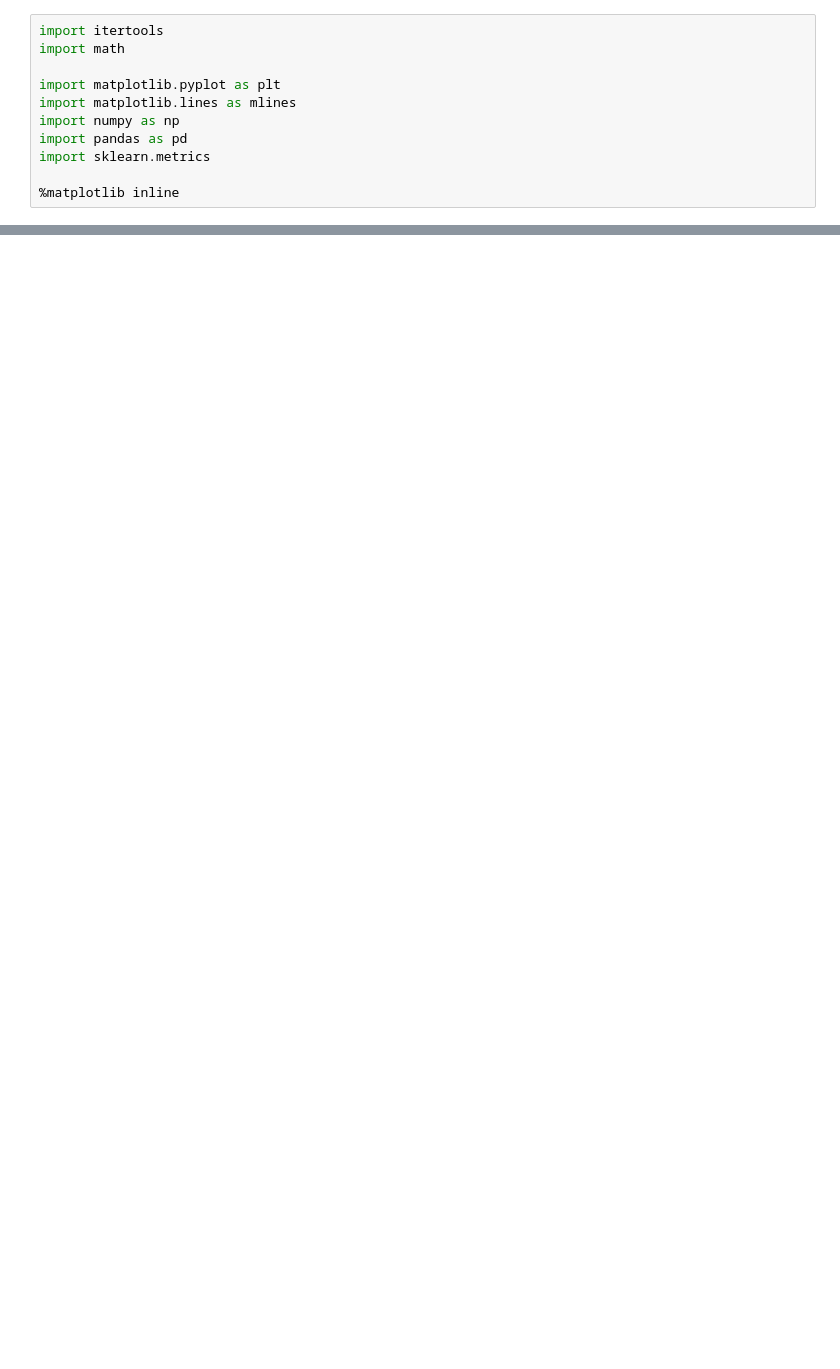
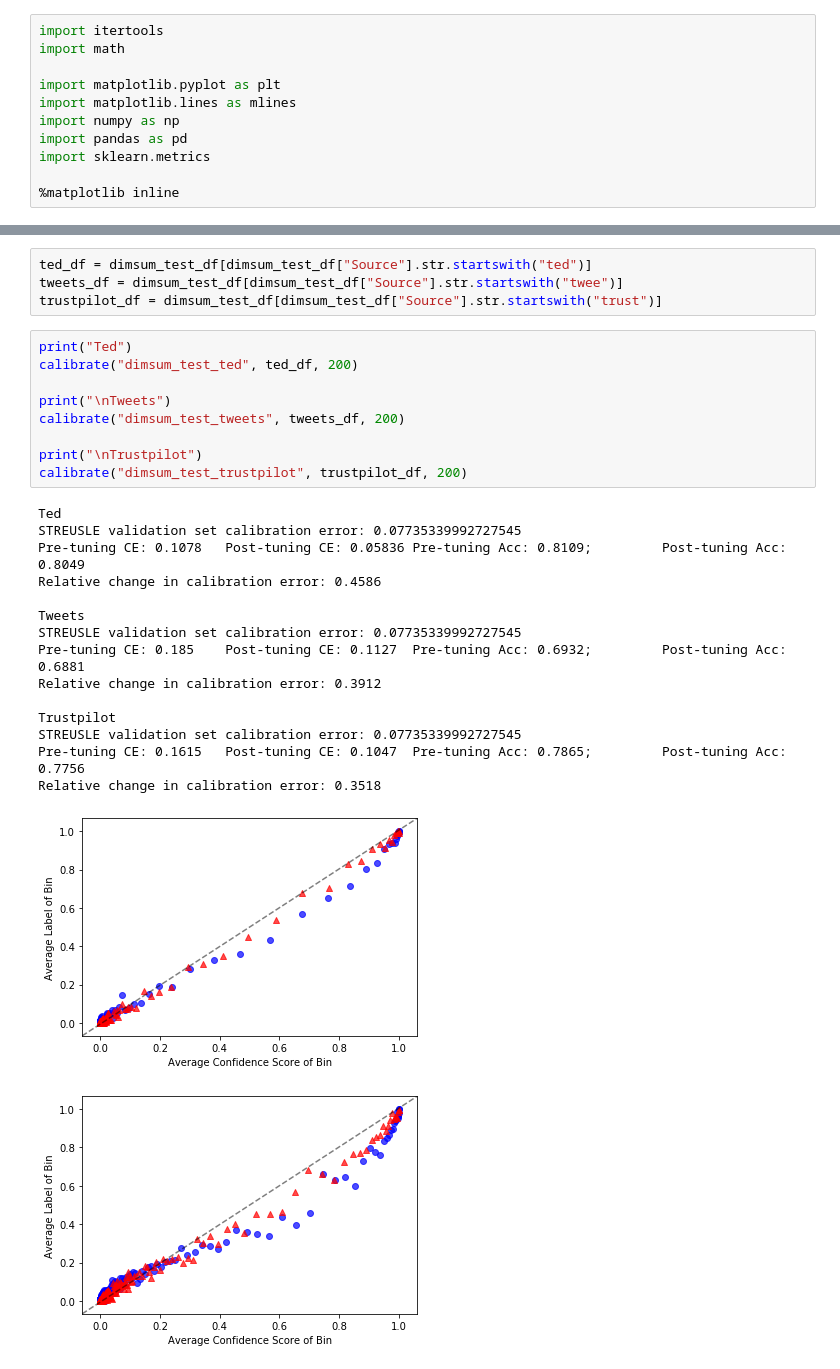
Before and after one commit to mkranzlein/streusle-tagger, a Jupyter notebook: calibration/notebooks/dimsum/005_calibration.ipynb, the cells around one changed output, grey strips where cells are left out. Drawn from its saved outputs; the diff is of its cells as text; blank space fills up the shorter version.

```diff
--- a/calibration/notebooks/dimsum/005_calibration.ipynb
+++ b/calibration/notebooks/dimsum/005_calibration.ipynb
@@ -316,0 +274,30 @@ Calibration Error (calibrated): 0.1974524149329707, F1: 0.7472567444680206
+# %%
+ted_df = dimsum_test_df[dimsum_test_df["Source"].str.startswith("ted")]
+tweets_df = dimsum_test_df[dimsum_test_df["Source"].str.startswith("twee")]
+trustpilot_df = dimsum_test_df[dimsum_test_df["Source"].str.startswith("trust")]
+# %%
+print("Ted")
+calibrate("dimsum_test_ted", ted_df, 200)
+
+print("\nTweets")
+calibrate("dimsum_test_tweets", tweets_df, 200)
+
+print("\nTrustpilot")
+calibrate("dimsum_test_trustpilot", trustpilot_df, 200)
+# %% [output]
+Ted
+STREUSLE validation set calibration error: 0.07735339992727545
+Pre-tuning CE: 0.1078   Post-tuning CE: 0.05836 Pre-tuning Acc: 0.8109;         Post-tuning Acc: 0.8049
+Relative change in calibration error: 0.4586
+
+Tweets
+STREUSLE validation set calibration error: 0.07735339992727545
+Pre-tuning CE: 0.185    Post-tuning CE: 0.1127  Pre-tuning Acc: 0.6932;         Post-tuning Acc: 0.6881
+Relative change in calibration error: 0.3912
+
+Trustpilot
+STREUSLE validation set calibration error: 0.07735339992727545
+Pre-tuning CE: 0.1615   Post-tuning CE: 0.1047  Pre-tuning Acc: 0.7865;         Post-tuning Acc: 0.7756
+Relative change in calibration error: 0.3518
+[figure, added]
+[figure, added]
```
Also changed, not shown: parts of 22 cells of this notebook.
